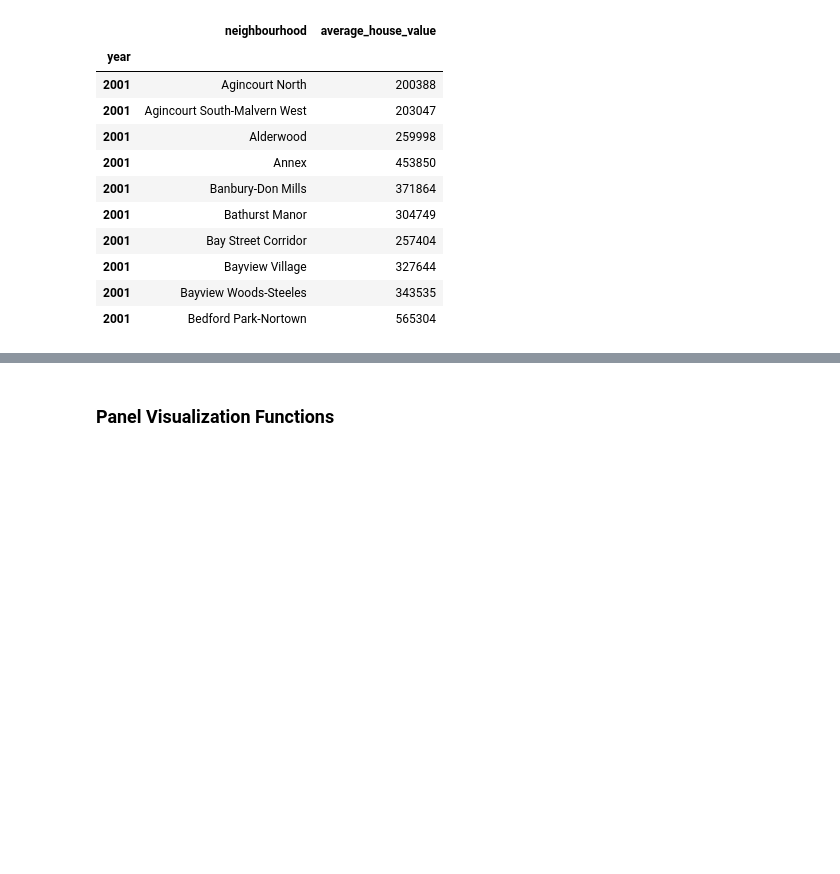
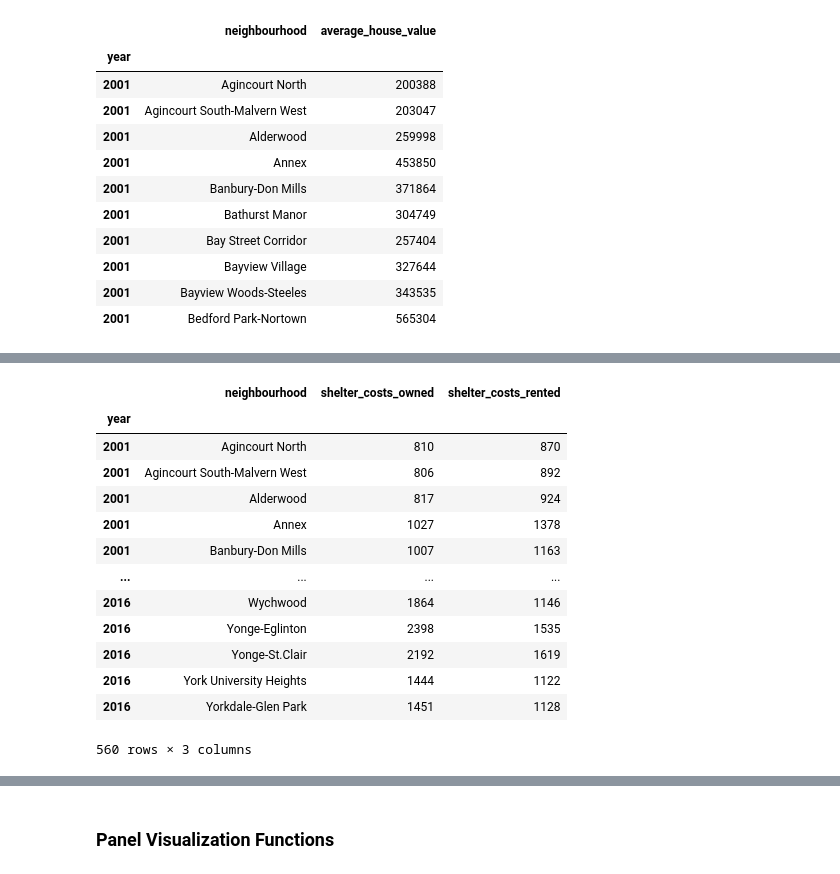
Before and after one commit to AdoboPeanuts/PyViz_Homework, a Jupyter notebook: PyViz/dashboard.ipynb, the cells around one changed output, grey strips where cells are left out. Drawn from its saved outputs; the diff is of its cells as text; code cells hidden in the pictures; blank space fills up the shorter version.

```diff
--- a/PyViz/dashboard.ipynb
+++ b/PyViz/dashboard.ipynb
@@ -206,0 +207,21 @@ number_dwelling_per_year[:5]
+# %%
+# Prepared data for sunburst chart
+
+costs_per_neighbourhood = census_data.filter(["neighbourhood","shelter_costs_owned","shelter_costs_rented"], axis =1)
+
+costs_per_neighbourhood
+# %% [output]
+|  | neighbourhood | shelter_costs_owned | shelter_costs_rented |
+| year |  |  |  |
+| 2001 | Agincourt North | 810 | 870 |
+| 2001 | Agincourt South-Malvern West | 806 | 892 |
+| 2001 | Alderwood | 817 | 924 |
+| 2001 | Annex | 1027 | 1378 |
+| 2001 | Banbury-Don Mills | 1007 | 1163 |
+| ... | ... | ... | ... |
+| 2016 | Wychwood | 1864 | 1146 |
+| 2016 | Yonge-Eglinton | 2398 | 1535 |
+| 2016 | Yonge-St.Clair | 2192 | 1619 |
+| 2016 | York University Heights | 1444 | 1122 |
+| 2016 | Yorkdale-Glen Park | 1451 | 1128 |
+560 rows × 3 columns
```
Also changed, not shown: parts of 11 cells of this notebook.
